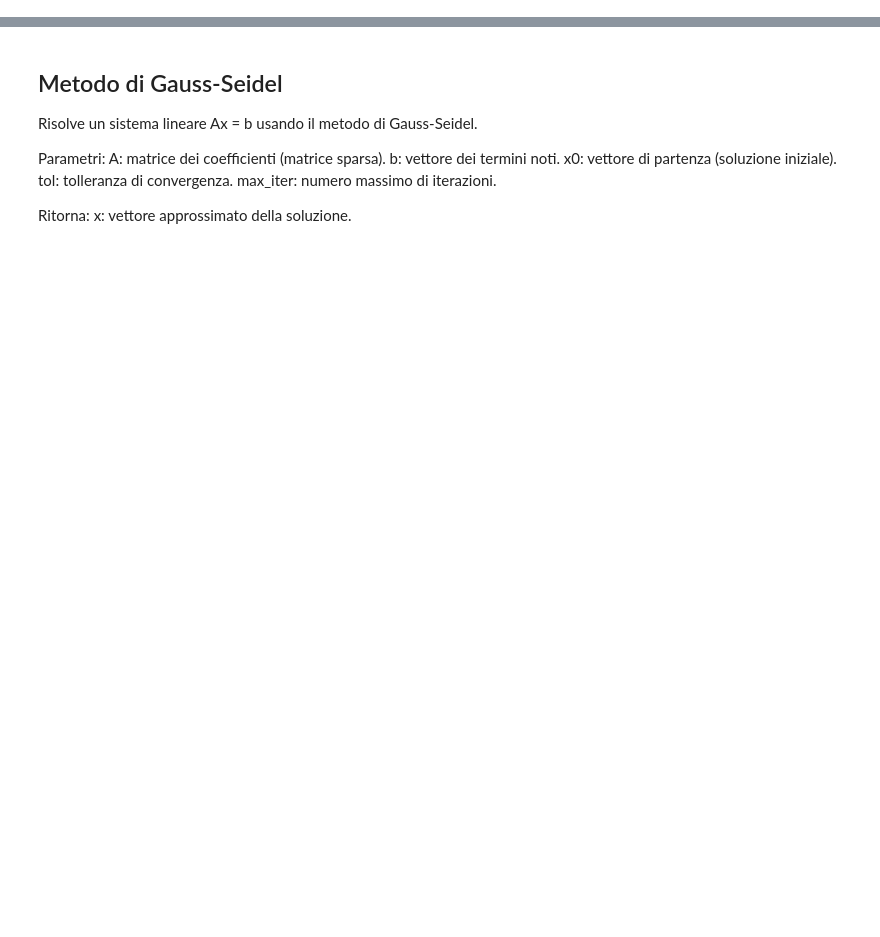
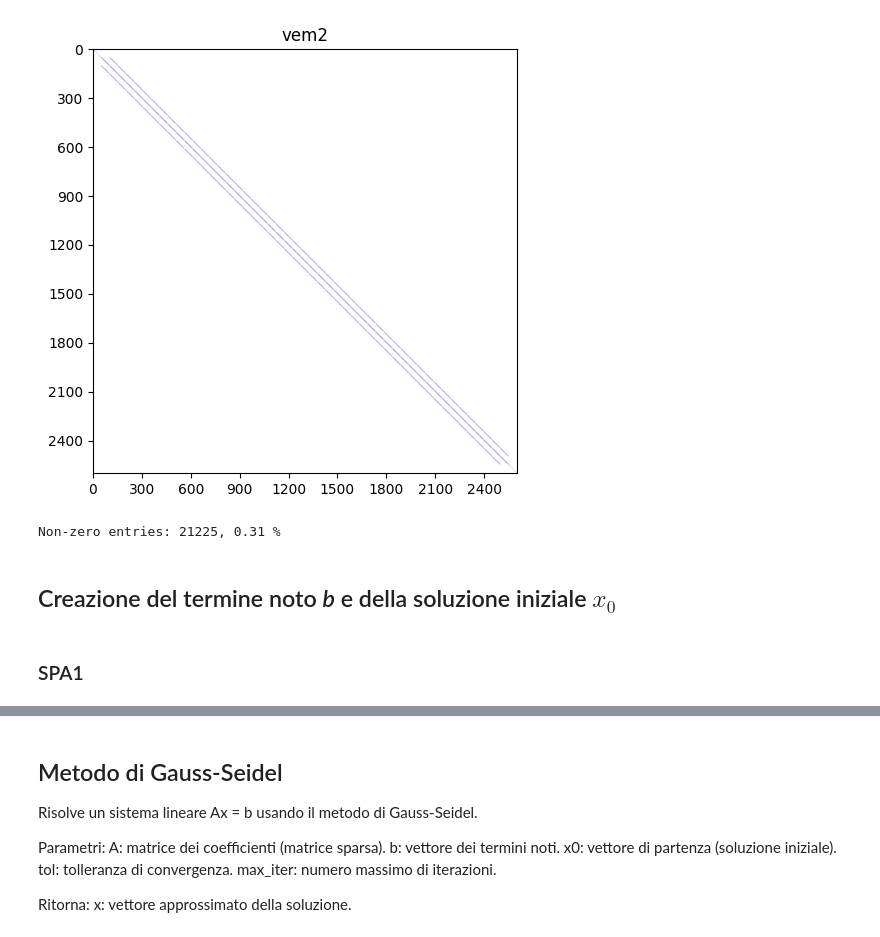
Before and after one commit to sAndreotti/LinearSystemsResolution, a Jupyter notebook: progetto1bis.ipynb, the cells around one changed output, grey strips where cells are left out. Saved outputs shown, nothing was run; the diff lists cells and outputs as text; code cells hidden in the pictures; blank space fills up the shorter version.

```diff
--- a/progetto1bis.ipynb
+++ b/progetto1bis.ipynb
@@ -145,0 +59,9 @@ plt.show()
+# %%
+vem2 = sp.io.mmread(VEM_2_PATH).tocsr()
+spy(vem2, title='vem2', figsize=DEFAULT_FIGSIZE, dpi=DEFAULT_DPI)
+print(f"Non-zero entries: {vem2.count_nonzero()}, {vem2.count_nonzero() / (vem2.shape[0] * vem2.shape[1]) * 100:.2f} %")
+# %% [output]
+[figure, added]
+Non-zero entries: 21225, 0.31 %
+# %% [markdown]
+## Creazione del termine noto *b* e della soluzione iniziale $x_0$
@@ -145,0 +82,2 @@ plt.show()
+# %% [markdown]
+### SPA1
```
Also changed, not shown: parts of 93 cells of this notebook, 1 other file.
